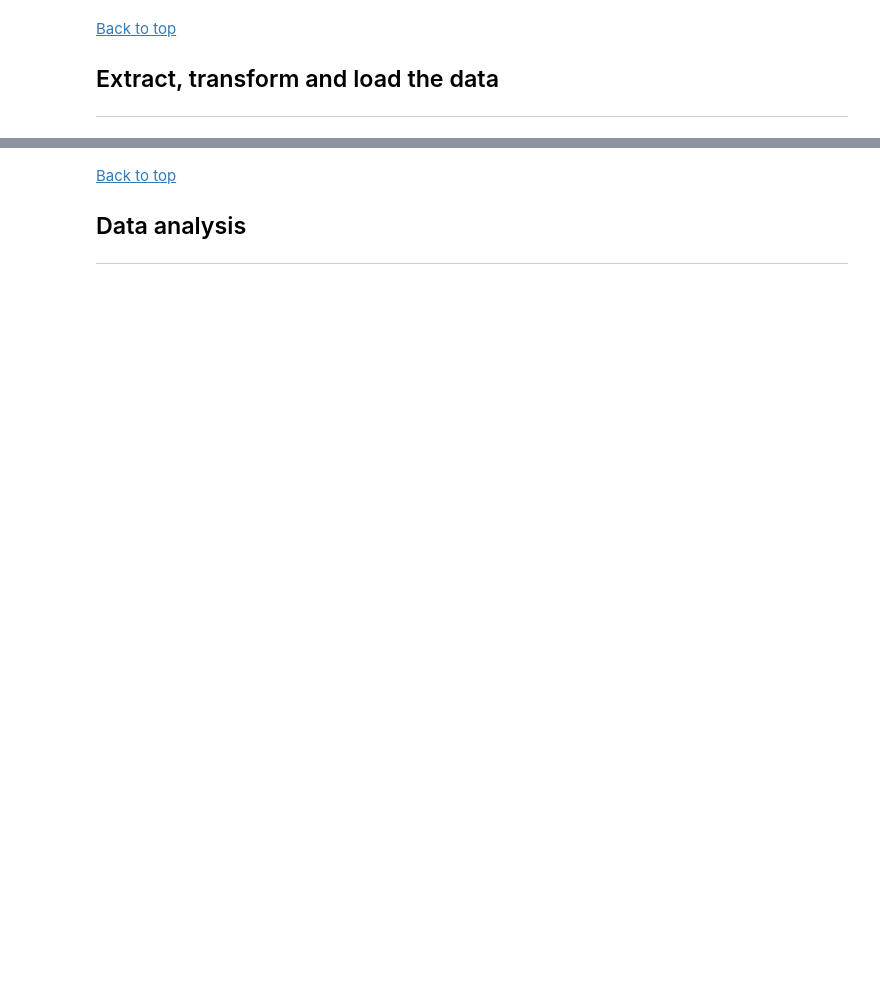
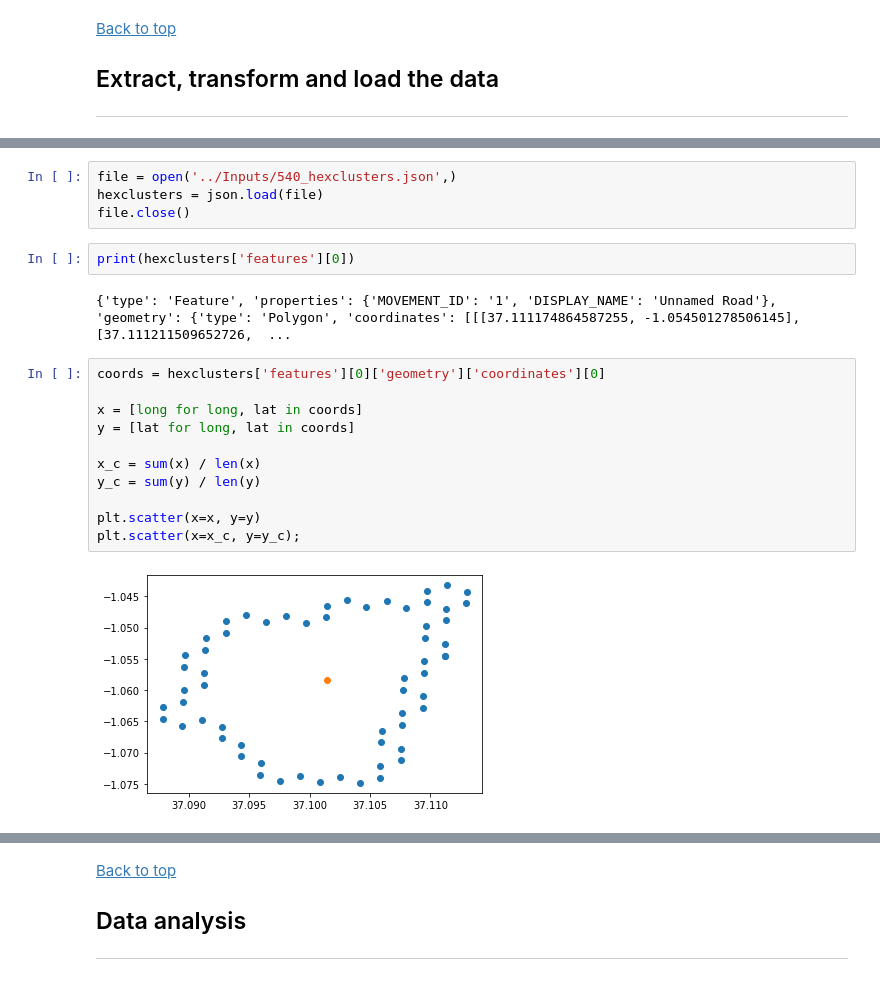
Before and after one commit to AndOleAnd/Capstone_N_A_P, a Jupyter notebook: Notebooks/Metrics.ipynb, the cells around one changed output, grey strips where cells are left out. Cells and saved outputs as stored; diff of their text form; blank space fills up the shorter version.

```diff
--- a/Notebooks/Metrics.ipynb
+++ b/Notebooks/Metrics.ipynb
@@ -163,0 +245,21 @@ osm = [line[:-1] for line in open('../Inputs/map')]
+# %%
+file = open('../Inputs/540_hexclusters.json',)
+hexclusters = json.load(file)
+file.close()
+# %%
+print(hexclusters['features'][0])
+# %% [output]
+{'type': 'Feature', 'properties': {'MOVEMENT_ID': '1', 'DISPLAY_NAME': 'Unnamed Road'}, 'geometry': {'type': 'Polygon', 'coordinates': [[[37.111174864587255, -1.054501278506145], [37.111211509652726,  ...
+# %%
+coords = hexclusters['features'][0]['geometry']['coordinates'][0]
+
+x = [long for long, lat in coords]
+y = [lat for long, lat in coords]
+
+x_c = sum(x) / len(x)
+y_c = sum(y) / len(y)
+
+plt.scatter(x=x, y=y)
+plt.scatter(x=x_c, y=y_c);
+# %% [output]
+[figure, added]
```
Also changed, not shown: parts of 19 cells of this notebook.
